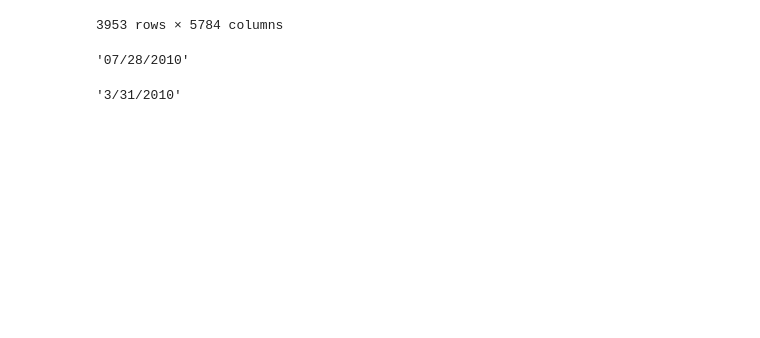
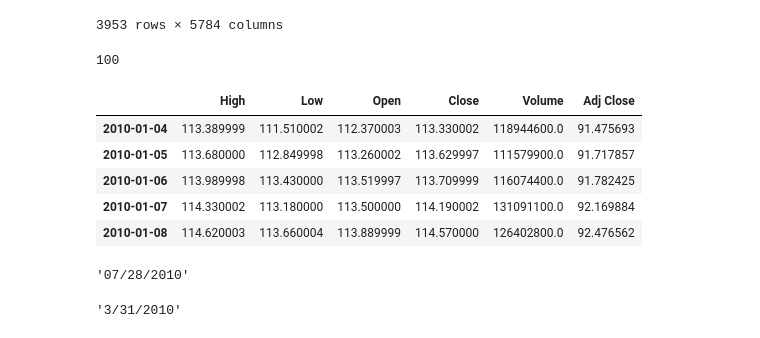
Before and after one commit to JonathanJing/Stock-Trading-Strategy, a Jupyter notebook: quandl_data_testing.ipynb, the cells around one changed output. Saved outputs shown, nothing was run; the diff lists cells and outputs as text; code cells hidden in the pictures; blank space fills up the shorter version.

Commit message:
finish adding price and future price to keystat

```diff
--- a/quandl_data_testing.ipynb
+++ b/quandl_data_testing.ipynb
@@ -154,3 +200,16 @@ for i in range(10):
+# %%
+len(sp500_price)
+# %% [output]
+100
+# %%
+sp500_df.head()
+# %% [output]
+|  | High | Low | Open | Close | Volume | Adj Close |
+| 2010-01-04 | 113.389999 | 111.510002 | 112.370003 | 113.330002 | 118944600.0 | 91.475693 |
+| 2010-01-05 | 113.680000 | 112.849998 | 113.260002 | 113.629997 | 111579900.0 | 91.717857 |
+| 2010-01-06 | 113.989998 | 113.430000 | 113.519997 | 113.709999 | 116074400.0 | 91.782425 |
+| 2010-01-07 | 114.330002 | 113.180000 | 113.500000 | 114.190002 | 131091100.0 | 92.169884 |
+| 2010-01-08 | 114.620003 | 113.660004 | 113.889999 | 114.570000 | 126402800.0 | 92.476562 |
 # %%
 current_date = data_df.index[1]
 one_month_date = datetime.strptime(current_date,"%m/%d/%Y") + timedelta(weeks = 4)
```
Also changed, not shown: parts of 13 cells of this notebook, 1 other file.
